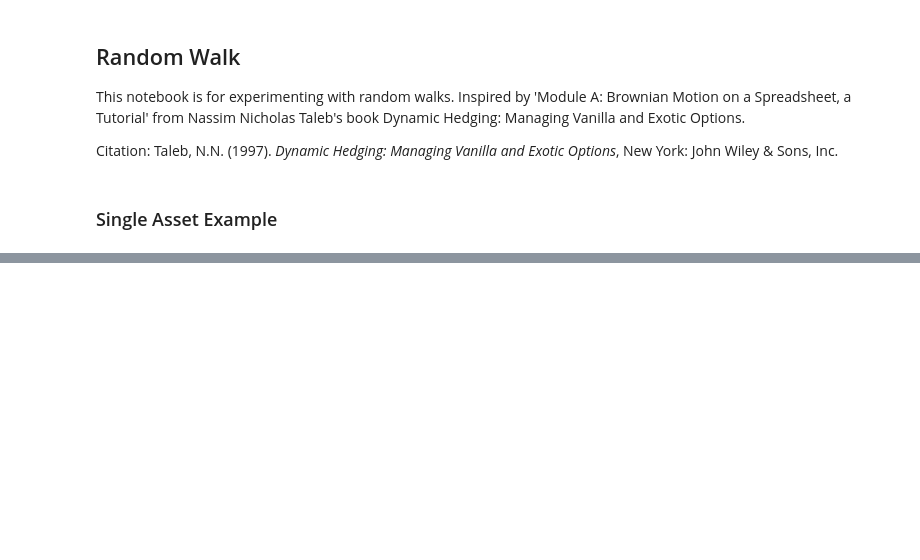
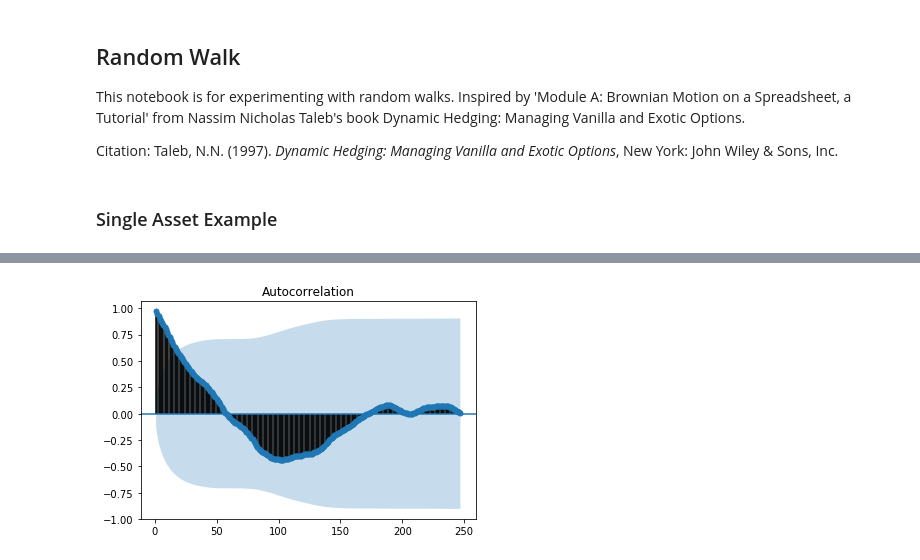
Before and after one commit to mattg12/Probability-Statistics-Sandbox, a Jupyter notebook: Random Walk.ipynb, the cells around one changed output, grey strips where cells are left out. Drawn from its saved outputs; the diff is of its cells as text; code cells hidden in the pictures; blank space fills up the shorter version.

```diff
--- a/Random Walk.ipynb
+++ b/Random Walk.ipynb
@@ -47,0 +51,6 @@ df.loc[0,'Direction'] = 0
+# %%
+from statsmodels.graphics.tsaplots import plot_acf, plot_pacf
+
+ax = plot_acf(df['Asset_Price'], zero=False);
+# %% [output]
+[figure, added]
```
Also changed, not shown: parts of 8 cells of this notebook.
